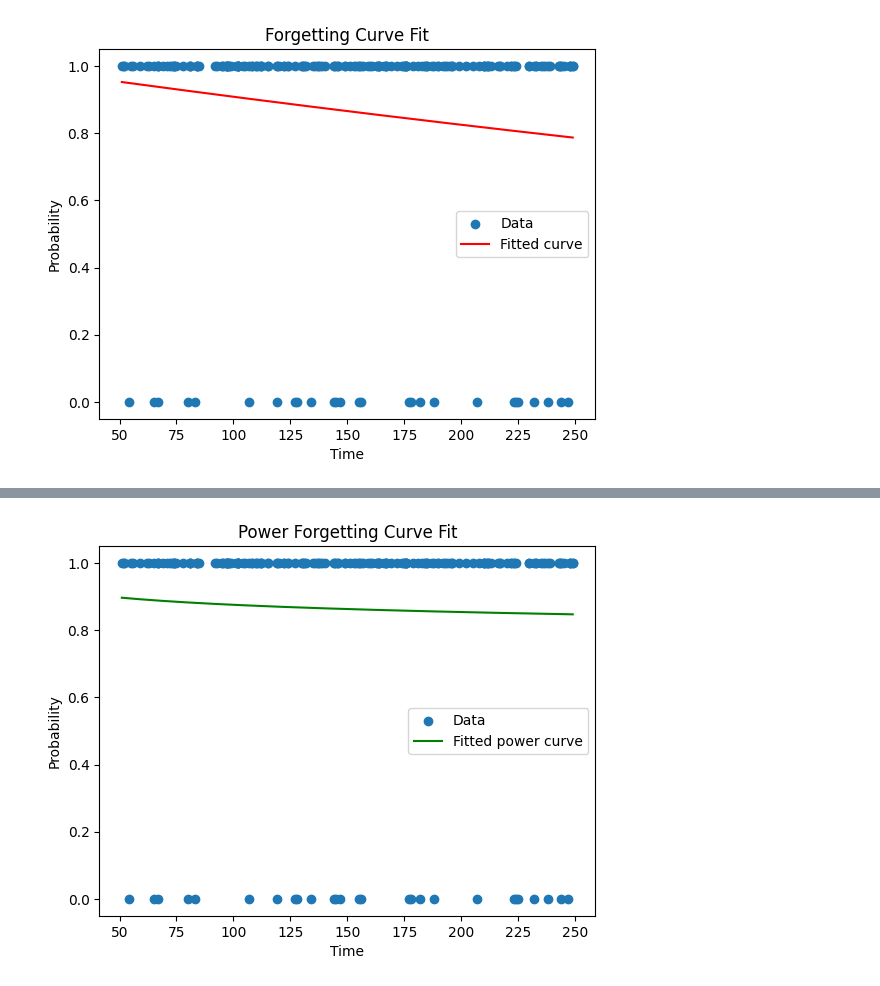
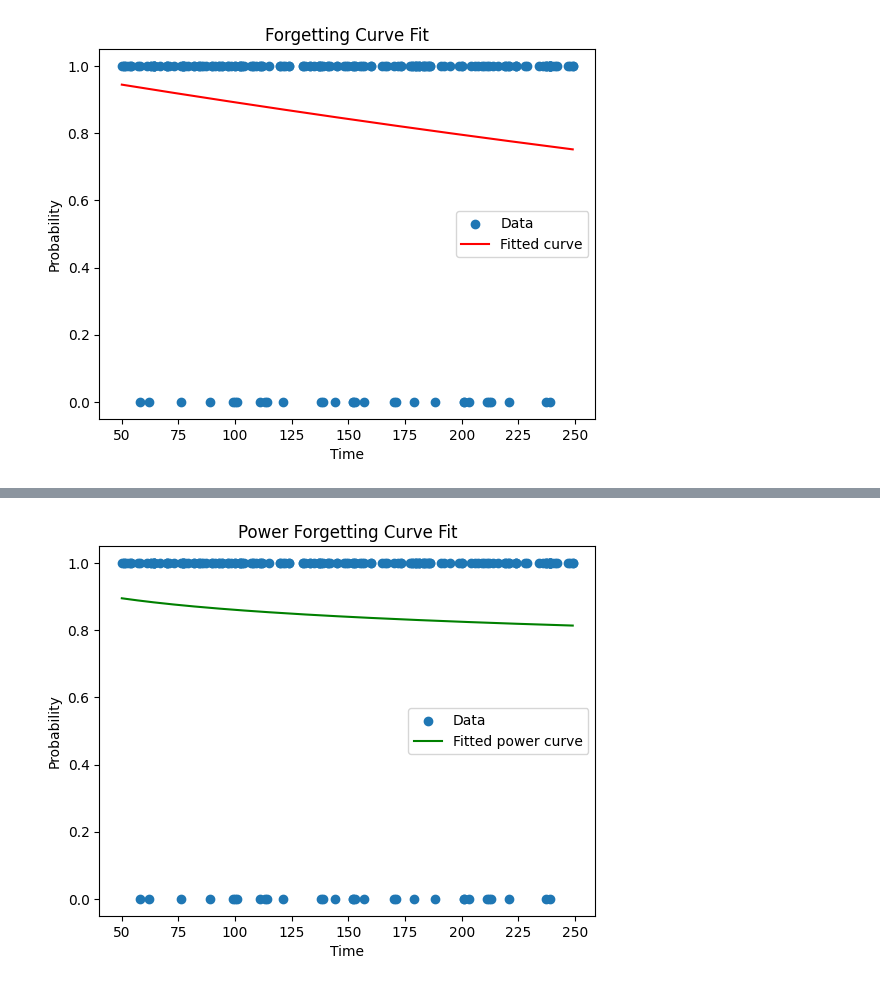
Before and after one commit to open-spaced-repetition/fitting-forgetting-curve, a Jupyter notebook: notebook.ipynb, the cells around one changed output, grey strips where cells are left out. Cells and saved outputs as stored; diff of their text form; code cells hidden in the pictures.

Commit message:
add seed

```diff
--- a/notebook.ipynb
+++ b/notebook.ipynb
@@ -3,6 +3,13 @@ import numpy as np
 from scipy.optimize import minimize
 from sklearn.metrics import log_loss
 import matplotlib.pyplot as plt
+
+np.random.seed(42)
+
+
+s = 100
+t_sample = np.random.randint(50, 250, 200)
+t_sample.sort()
 
 
 def exp_forgetting_curve(t, s):
@@ -13,32 +20,28 @@ def power_forgetting_curve(t, s, decay):
     factor = 0.9 ** (1 / decay) - 1
     return ((1 + factor * t / s) ** decay).clip(0.0001, 0.9999)
 
+
 def fit_exp_forgetting_curve(t, y):
     def loss(stability):
         y_pred = exp_forgetting_curve(t, stability)
-        loss = sum(
-            -(y * np.log(y_pred) + (1 - y) * np.log(1 - y_pred))
-        )
+        loss = sum(-(y * np.log(y_pred) + (1 - y) * np.log(1 - y_pred)))
         return loss
 
     res = minimize(loss, x0=1, bounds=[(0.01, 36500)])
     return res.x[0]
 
+
 def fit_power_forgetting_curve(t, y):
     def loss(params):
         stability, decay = params
         y_pred = power_forgetting_curve(t, stability, decay)
-        loss = sum(
-            -(y * np.log(y_pred) + (1 - y) * np.log(1 - y_pred))
-        )
+        loss = sum(-(y * np.log(y_pred) + (1 - y) * np.log(1 - y_pred)))
         return loss
 
     res = minimize(loss, x0=[1, -1], bounds=[(0.01, 36500), (-1, -0.01)])
     return res.x[0], res.x[1]
 
-s = 100
-t_sample = np.random.randint(50, 250, 200)
-t_sample.sort()
+
 p = exp_forgetting_curve(t_sample, s)
 y_sample = np.random.binomial(1, p)
 
@@ -64,7 +67,9 @@ s_fit_power, decay_fit = fit_power_forgetting_curve(t_sample, y_sample)
 p_fit_power = power_forgetting_curve(t_sample, s_fit_power, decay_fit)
 # Calculate the log loss
 loss_power = log_loss(y_sample, p_fit_power)
-print(f"Fitted s: {s_fit_power:.2f}, decay: {decay_fit:.2f}, Log loss: {loss_power:.4f}")
+print(
+    f"Fitted s: {s_fit_power:.2f}, decay: {decay_fit:.2f}, Log loss: {loss_power:.4f}"
+)
 # Plot the results
 plt.scatter(t_sample, y_sample, label="Data")
 plt.plot(t_sample, p_fit_power, color="green", label="Fitted power curve")
@@ -78 +83 @@ Fitted s: 109.46, Log loss: 0.4002
-[figure, old version]
+[figure, new version]
@@ -80 +85 @@ Fitted s: 45.51, decay: -0.04, Log loss: 0.3950
-[figure, old version]
+[figure, new version]
```
Also changed, not shown: parts of 1 cell of this notebook.
